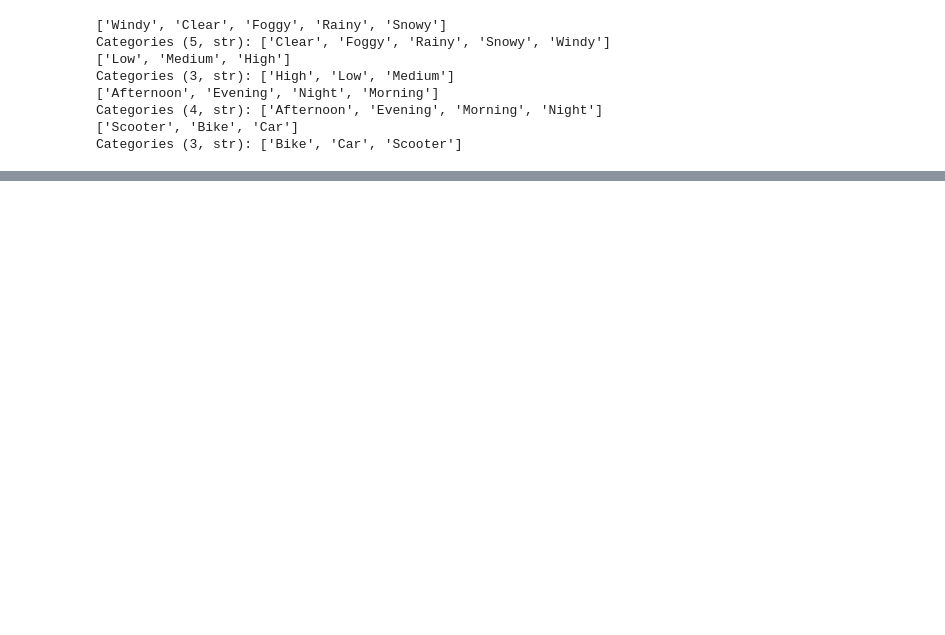
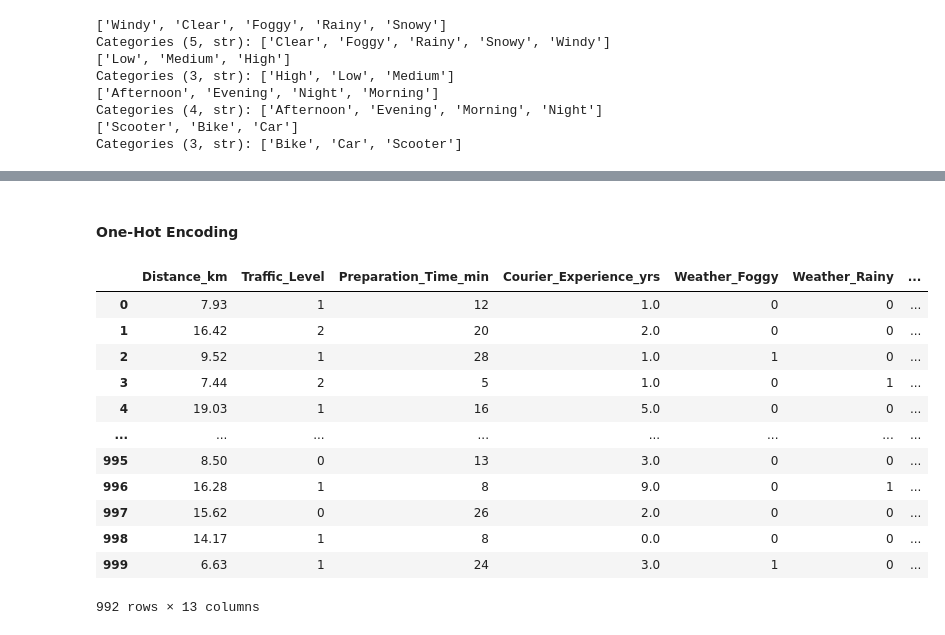
Before and after one commit to AllenVarghese167/Delivery_Delay_Prediction, a Jupyter notebook: Delivery_Prediction.ipynb, the cells around one changed output, grey strips where cells are left out. Cells and saved outputs as stored; diff of their text form; code cells hidden in the pictures; blank space fills up the shorter version.

```diff
--- a/Delivery_Prediction.ipynb
+++ b/Delivery_Prediction.ipynb
@@ -165,0 +213,20 @@ ValueError: Expected a 2-dimensional container but got <class 'pandas.Series'> i
+# %% [markdown]
+#### One-Hot Encoding
+# %%
+x = pd.get_dummies(x, dtype=int, drop_first=True)
+
+x
+# %% [output]
+|  | Distance_km | Traffic_Level | Preparation_Time_min | Courier_Experience_yrs | Weather_Foggy | Weather_Rainy | ... |
+| 0 | 7.93 | 1 | 12 | 1.0 | 0 | 0 | ... |
+| 1 | 16.42 | 2 | 20 | 2.0 | 0 | 0 | ... |
+| 2 | 9.52 | 1 | 28 | 1.0 | 1 | 0 | ... |
+| 3 | 7.44 | 2 | 5 | 1.0 | 0 | 1 | ... |
+| 4 | 19.03 | 1 | 16 | 5.0 | 0 | 0 | ... |
+| ... | ... | ... | ... | ... | ... | ... | ... |
+| 995 | 8.50 | 0 | 13 | 3.0 | 0 | 0 | ... |
+| 996 | 16.28 | 1 | 8 | 9.0 | 0 | 1 | ... |
+| 997 | 15.62 | 0 | 26 | 2.0 | 0 | 0 | ... |
+| 998 | 14.17 | 1 | 8 | 0.0 | 0 | 0 | ... |
+| 999 | 6.63 | 1 | 24 | 3.0 | 1 | 0 | ... |
+992 rows × 13 columns
```
Also changed, not shown: parts of 9 cells of this notebook.
